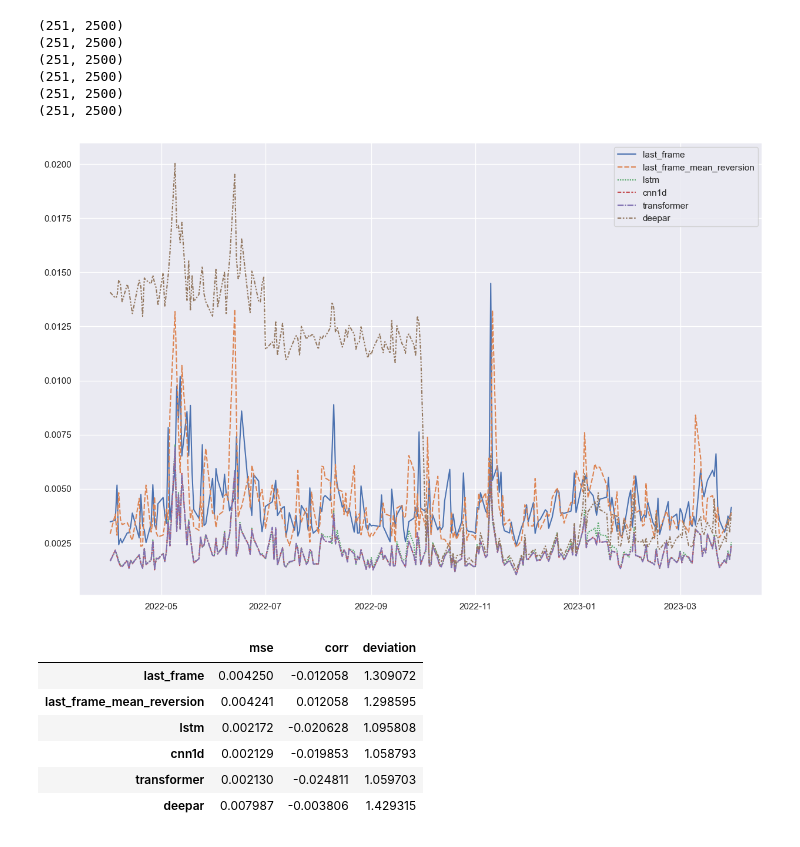
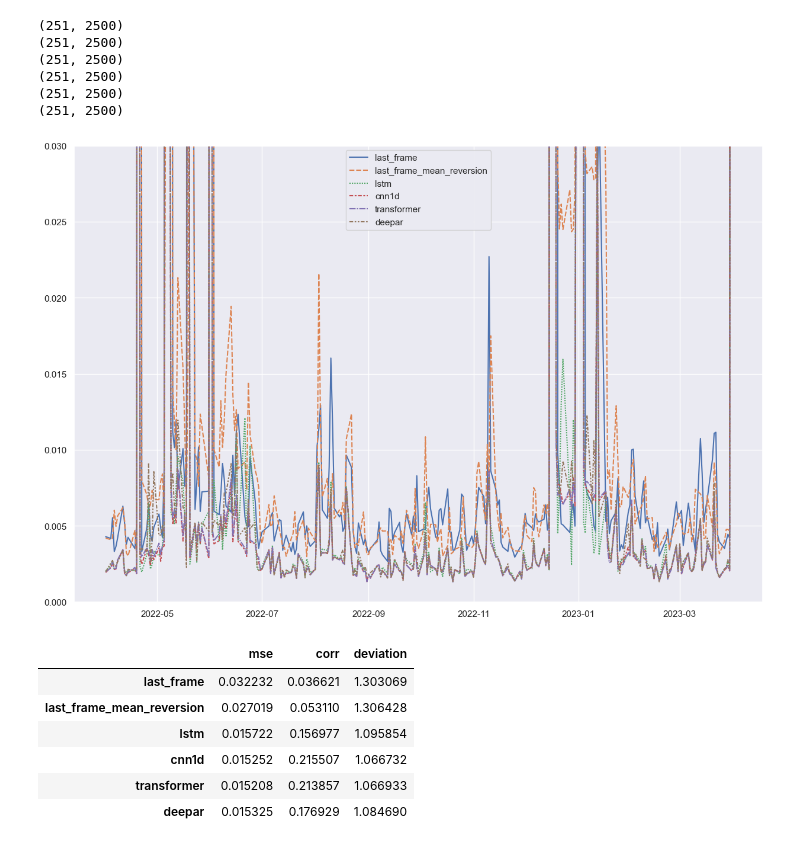
Before and after one commit to JimmyGoo/6000proj2, a Jupyter notebook: model_compare_roll.ipynb, the cells around one changed output. Cells and saved outputs as stored; diff of their text form; code cells hidden in the pictures.

```diff
--- a/model_compare_roll.ipynb
+++ b/model_compare_roll.ipynb
@@ -26,7 +26,8 @@ To enable them in other operations, rebuild TensorFlow with the appropriate comp
 # %%
 ROLL_TRAIN_START = '2022-03-31'
 ROLL_TRAIN_END = '2023-03-31'
-ROLL_TRAIN_LOOKBACK = 252
+ONE_YEAR_TRADE_DAYS = 252
+ROLL_TRAIN_LOOKBACK = ONE_YEAR_TRADE_DAYS * 2
 ROLL_TRAIN_FREQ = '3M'
 WIN_LEN = 30
 UNIVERSE_SIZE = 2500
@@ -40,6 +41,10 @@ universe = Universe()
 liquid_ticker_ret = universe.get_liquid_ticker_return('2022-03-31')
 # %% [output]
   universe = pd.read_csv(self._root / f'{inception_date}.csv', squeeze=True)
+# %%
+ret_mean_roll = liquid_ticker_ret.rolling(20).mean()
+ret_std_roll = liquid_ticker_ret.rolling(20).std()
+ticker_ret_transform = (liquid_ticker_ret - ret_mean_roll) / (ret_std_roll + 1e-6)
 # %% [markdown]
 ### rolling train
 # %%
@@ -72,18 +77,12 @@ for i in tqdm(range(len(train_dates) - 1)):
     td = train_dates[i]
     print(td)
     td_next = train_dates[i+1]
-    ret_train = liquid_ticker_ret.loc[:td].iloc[-ROLL_TRAIN_LOOKBACK-WIN_LEN:]
-    train_flat = ret_train.values.flatten()
-    m = train_flat.mean()
-    s = train_flat.std()
-
-    ret_train = ret_train.clip(m-3*s, m+3*s)
+    ret_train = ticker_ret_transform.loc[:td].iloc[-ROLL_TRAIN_LOOKBACK-WIN_LEN:]
     X, y = time_series_generator(ret_train, WIN_LEN)
     X_train, X_val, y_train, y_val = train_test_split(X,y)
 
-    test_start_date = liquid_ticker_ret.loc[:td].iloc[-WIN_LEN:].index[0]
-    ret_test = liquid_ticker_ret.loc[test_start_date:td_next]
-    ret_test = ret_test.clip(m-2*s, m+2*s)
+    test_start_date = ticker_ret_transform.loc[:td].iloc[-WIN_LEN:].index[0]
+    ret_test = ticker_ret_transform.loc[test_start_date:td_next]
     X_test, y_test = time_series_generator(ret_test, WIN_LEN)
     y_test_all.append(y_test)
 
@@ -165,34 +167,42 @@ y_test = np.vstack(y_test_all)
 (251, 2500)
 (251, 2500)
 (251, 2500)
+# %%
+y_pred_test_lf_real = y_pred_test_lf_concat * ret_std_roll.loc[test_index].values + ret_mean_roll.loc[test_index].values
+y_pred_test_lfmr_real = y_pred_test_lfmr_concat * ret_std_roll.loc[test_index].values + ret_mean_roll.loc[test_index].values
+y_pred_test_lstm_real = y_pred_test_lstm_concat * ret_std_roll.loc[test_index].values + ret_mean_roll.loc[test_index].values
+y_pred_test_cnn1d_real = y_pred_test_cnn1d_concat * ret_std_roll.loc[test_index].values + ret_mean_roll.loc[test_index].values
+y_pred_test_transformer_real = y_pred_test_transformer_concat * ret_std_roll.loc[test_index].values + ret_mean_roll.loc[test_index].values
+y_pred_test_deepar_real = y_pred_test_deepar_concat * ret_std_roll.loc[test_index].values + ret_mean_roll.loc[test_index].values
+y_test_real = y_test * ret_std_roll.loc[test_index].values + ret_mean_roll.loc[test_index].values
 # %%
 ax_test, mse_df_test = plot_mse(
     [
-        y_pred_test_lf_concat, y_pred_test_lfmr_concat, y_pred_test_lstm_concat, y_pred_test_cnn1d_concat,
-        y_pred_test_transformer_concat, y_pred_test_deepar_concat
-    ], y_test,
+        y_pred_test_lf_real, y_pred_test_lfmr_real, y_pred_test_lstm_real, y_pred_test_cnn1d_real,
+        y_pred_test_transformer_real, y_pred_test_deepar_real
+    ], y_test_real,
     [
         'last_frame', 'last_frame_mean_reversion', 'lstm', 'cnn1d', 'transformer', 'deepar'
     ],
     test_index
 )
 # %% [output]
-[figure, old version]
+[figure, new version]
 # %%
 generate_report(
     [
-        y_pred_test_lf_concat, y_pred_test_lfmr_concat, y_pred_test_lstm_concat, y_pred_test_cnn1d_concat,
-        y_pred_test_transformer_concat, y_pred_test_deepar_concat
-    ], y_test,
+        y_pred_test_lf_real, y_pred_test_lfmr_real, y_pred_test_lstm_real, y_pred_test_cnn1d_real,
+        y_pred_test_transformer_real, y_pred_test_deepar_real
+    ], y_test_real,
     [
         'last_frame', 'last_frame_mean_reversion', 'lstm', 'cnn1d', 'transformer', 'deepar'
     ]
 )
 # %% [output]
 |  | mse | corr | deviation |
-| last_frame | 0.004250 | -0.012058 | 1.309072 |
-| last_frame_mean_reversion | 0.004241 | 0.012058 | 1.298595 |
-| lstm | 0.002172 | -0.020628 | 1.095808 |
-| cnn1d | 0.002129 | -0.019853 | 1.058793 |
-| transformer | 0.002130 | -0.024811 | 1.059703 |
-| deepar | 0.007987 | -0.003806 | 1.429315 |
+| last_frame | 0.032232 | 0.036621 | 1.303069 |
+| last_frame_mean_reversion | 0.027019 | 0.053110 | 1.306428 |
+| lstm | 0.015722 | 0.156977 | 1.095854 |
+| cnn1d | 0.015252 | 0.215507 | 1.066732 |
+| transformer | 0.015208 | 0.213857 | 1.066933 |
+| deepar | 0.015325 | 0.176929 | 1.084690 |
```
Also changed, not shown: parts of 2 cells of this notebook, 5 other files.
